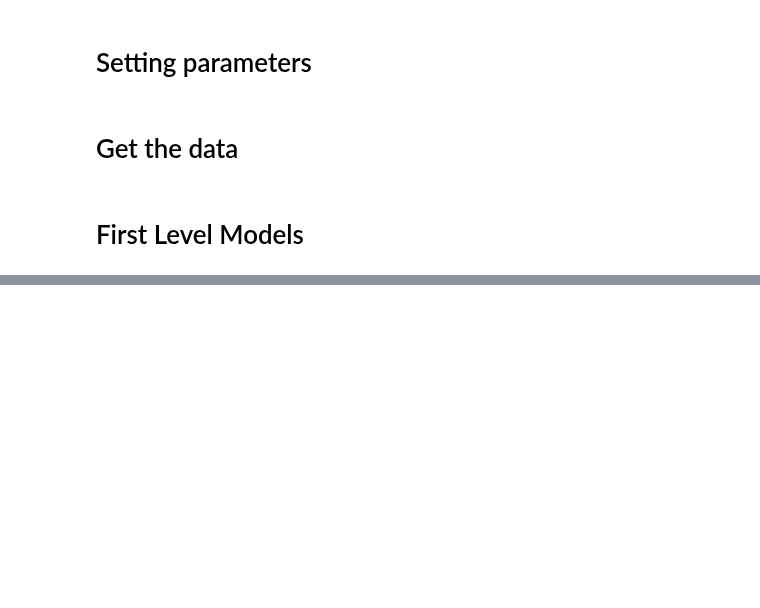
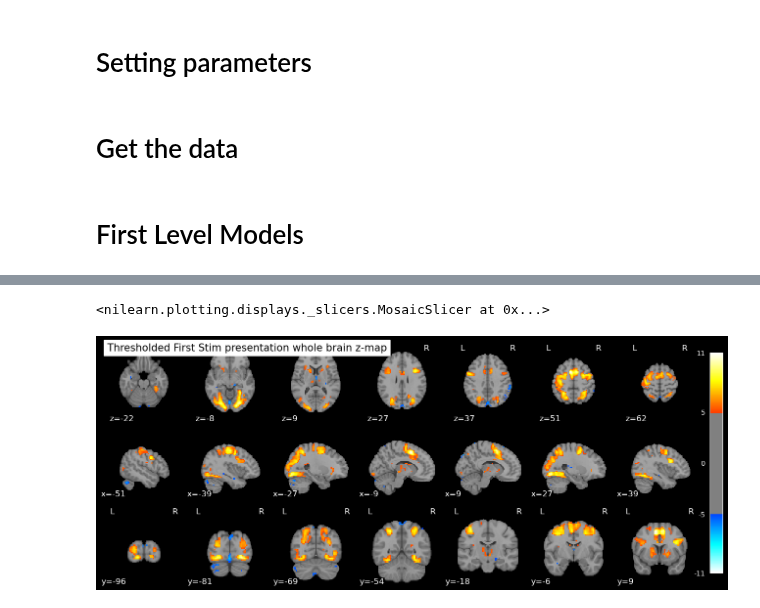
Before and after one commit to hugofluhr/learning-habits-analysis, a Jupyter notebook: notebooks/fMRI_analysis_QC_response.ipynb, the cells around one changed output, grey strips where cells are left out. Cells and saved outputs as stored; diff of their text form; code cells hidden in the pictures; blank space fills up the shorter version.

```diff
--- a/notebooks/fMRI_analysis_QC_response.ipynb
+++ b/notebooks/fMRI_analysis_QC_response.ipynb
@@ -108,0 +122,7 @@ NameError: name 'plt' is not defined
+# %%
+X_response = pd.DataFrame([1] * len(z_maps_first_stim), columns=['Intercept'])
+# %%
+model3 = SecondLevelModel()
+model3 = model3.fit(z_maps_first_stim, design_matrix=X_response)
+# %%
+first_stim_map = model3.compute_contrast('Intercept',output_type='z_score')
@@ -108,0 +134,5 @@ NameError: name 'plt' is not defined
+# %%
+plot_stat_map(first_stim_map, threshold=threshold_first_stim, black_bg=True, display_mode='mosaic', title='Thresholded First Stim presentation whole brain z-map')
+# %% [output]
+<nilearn.plotting.displays._slicers.MosaicSlicer at 0x...>
+[figure, added]
```
Also changed, not shown: parts of 20 cells of this notebook.
